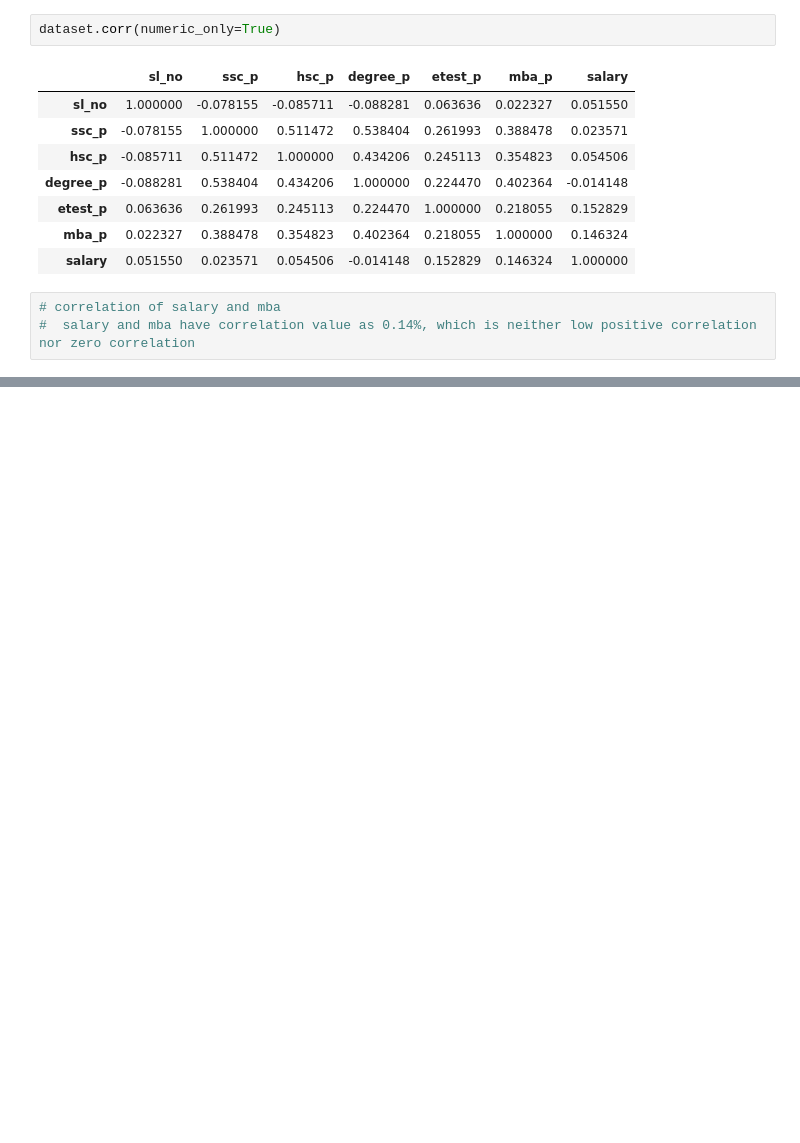
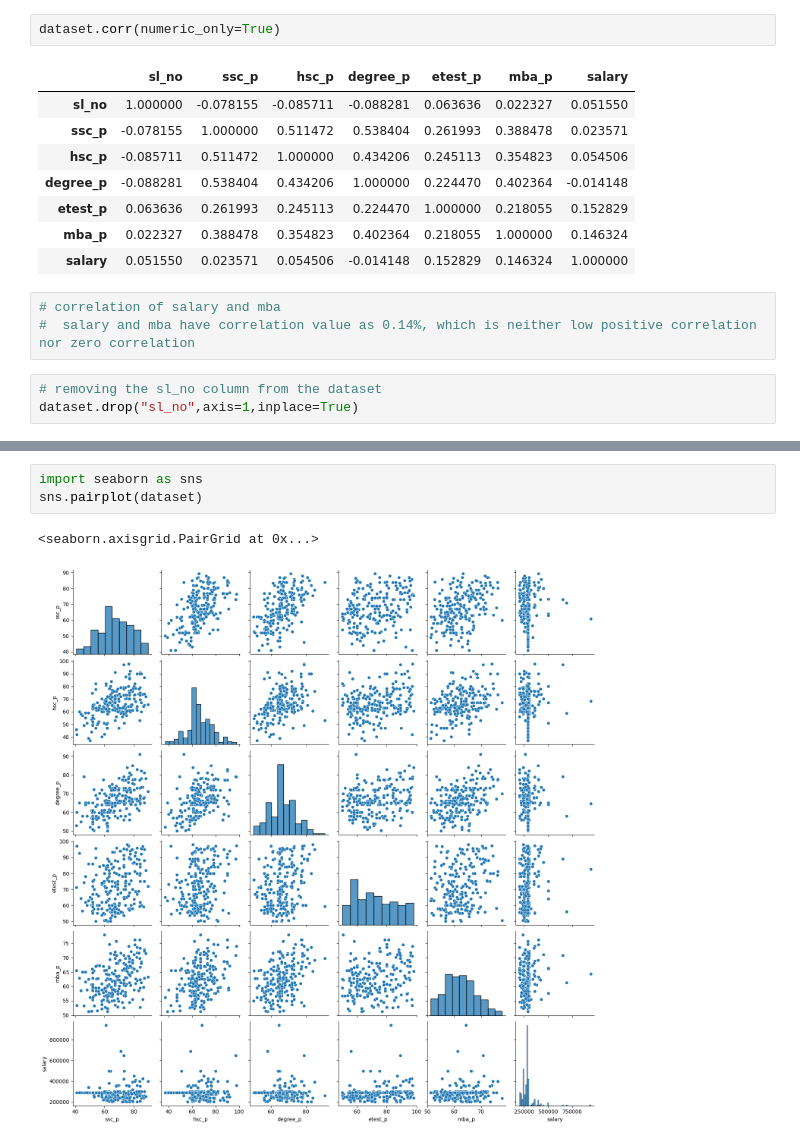
Before and after one commit to rajicoding/Data_Science, a Jupyter notebook: Week 6_Bivariate Analysis/Bivariate.ipynb, the cells around one changed output, grey strips where cells are left out. Saved outputs shown, nothing was run; the diff lists cells and outputs as text; blank space fills up the shorter version.

```diff
--- a/Week 6_Bivariate Analysis/Bivariate.ipynb
+++ b/Week 6_Bivariate Analysis/Bivariate.ipynb
@@ -86,3 +86,6 @@ dataset.corr(numeric_only=True)
 # %%
 # correlation of salary and mba
 #  salary and mba have correlation value as 0.14%, which is neither low positive correlation nor zero correlation
+# %%
+# removing the sl_no column from the dataset
+dataset.drop("sl_no",axis=1,inplace=True)
@@ -88,0 +108,6 @@ dataset.corr(numeric_only=True)
+# %%
+import seaborn as sns
+sns.pairplot(dataset)
+# %% [output]
+<seaborn.axisgrid.PairGrid at 0x...>
+[figure, added]
```
Also changed, not shown: parts of 9 cells of this notebook.
